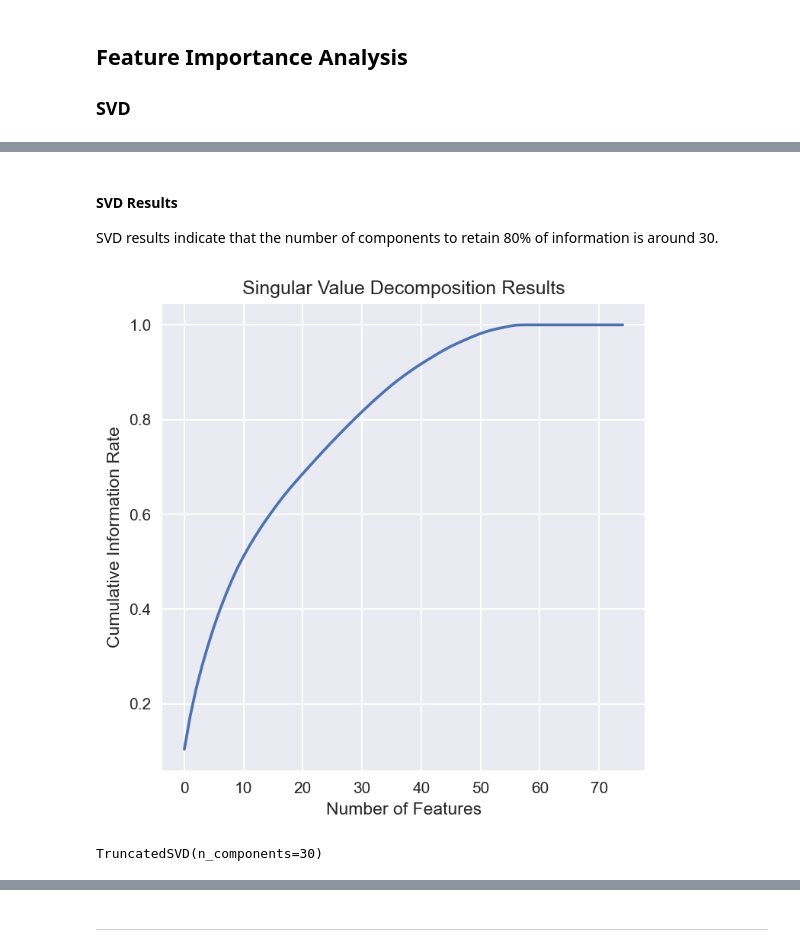
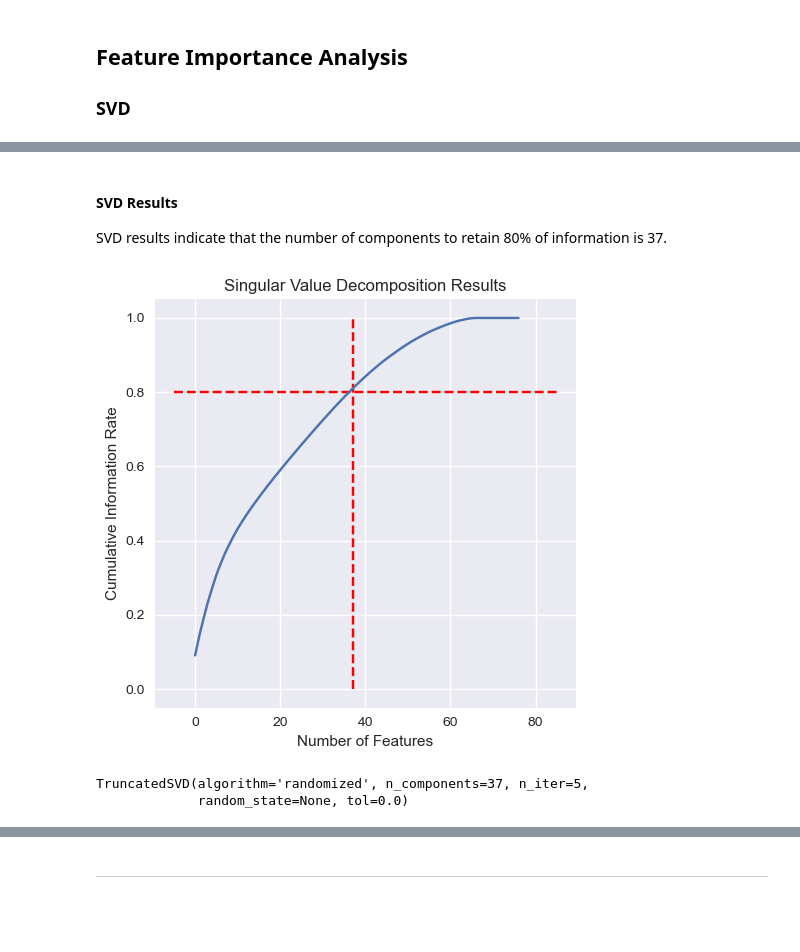
Before and after one commit to tong-jin-nyu/bank-churn-prediction, a Jupyter notebook: dev/models.ipynb, the cells around one changed output, grey strips where cells are left out. Cells and saved outputs as stored; diff of their text form; code cells hidden in the pictures; blank space fills up the shorter version.

```diff
--- a/dev/models.ipynb
+++ b/dev/models.ipynb
@@ -57,0 +74,2 @@ The model-ready testing set has 76722 rows and 76 columns.
+# %%
+X = X.append(X_1_down)
@@ -57,0 +83,6 @@ The model-ready testing set has 76722 rows and 76 columns.
+# %%
+y = X['label']
+# %%
+X = X.drop('label', axis=1)
+# %%
+y = label_binarize(y, classes=[-1, 0, 1])
@@ -97,21 +146,24 @@ s = np.linalg.svd(scaled_X_train, compute_uv=False)
 # %% [markdown]
 #### SVD Results
 
-SVD results indicate that the number of components to retain 80% of information is around 30.
+SVD results indicate that the number of components to retain 80% of information is 37.
 # %%
 plt.style.use('seaborn')
-fig = plt.figure(num=None, figsize=(5, 5), dpi=150, tight_layout=True)
+fig = plt.figure(num=None, figsize=(5, 5), dpi=100, tight_layout=True)
 plt.plot(np.cumsum(s**2)/np.sum(s**2))
+plt.hlines(y=0.8, xmin=-5, xmax=85, linestyles='dashed', colors='red')
+plt.vlines(x=37, ymin=0, ymax=1.0, linestyles='dashed', colors='red')
 plt.xlabel('Number of Features')
 plt.ylabel('Cumulative Information Rate')
 plt.title('Singular Value Decomposition Results')
 plt.show()
 fig.savefig('../results/svd.png', dpi=fig.dpi)
 # %% [output]
-[figure, old version]
+[figure, new version]
 # %%
-svd = TruncatedSVD(n_components=30)
+svd = TruncatedSVD(n_components=37)
 svd.fit(scaled_X_train)
 # %% [output]
-TruncatedSVD(n_components=30)
+TruncatedSVD(algorithm='randomized', n_components=37, n_iter=5,
+             random_state=None, tol=0.0)
 # %%
```
Also changed, not shown: parts of 65 cells of this notebook.
